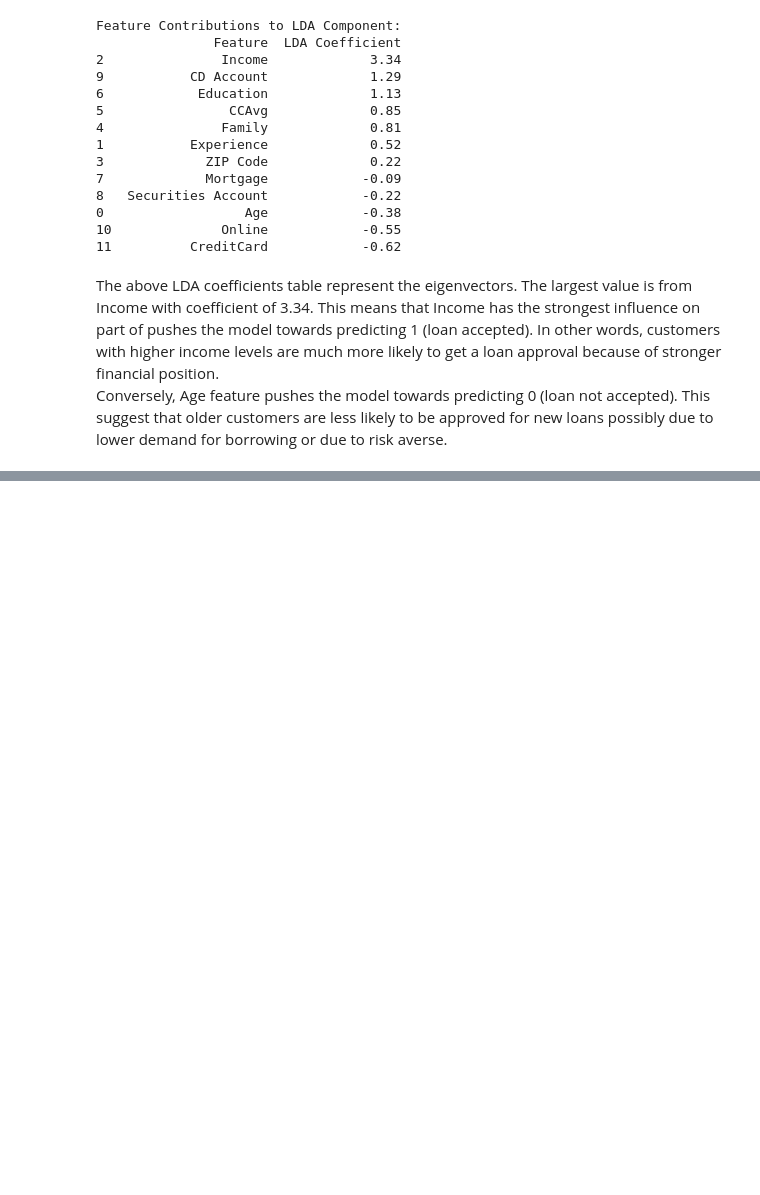
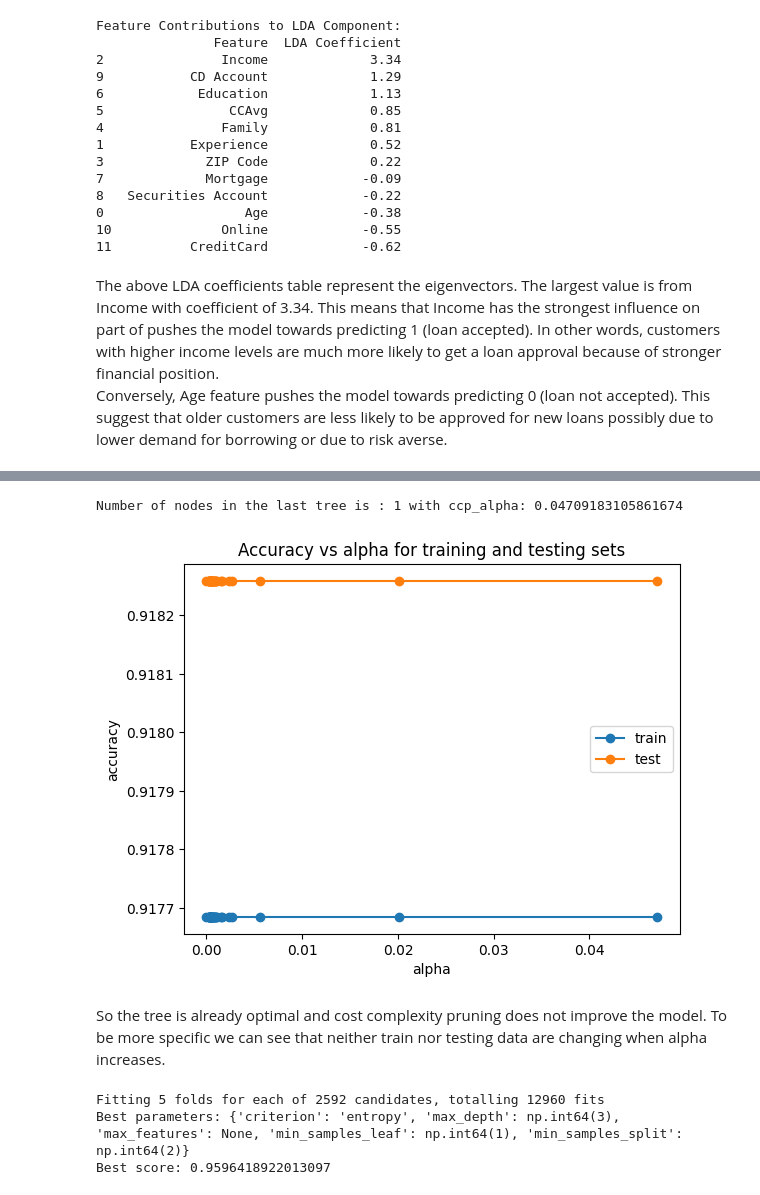
Before and after one commit to CharalamposZisis/Bank-Loan-Classification, a Jupyter notebook: main.ipynb, the cells around one changed output, grey strips where cells are left out. Cells and saved outputs as stored; diff of their text form; code cells hidden in the pictures; blank space fills up the shorter version.

```diff
--- a/main.ipynb
+++ b/main.ipynb
@@ -858,0 +932,3 @@ The above LDA coefficients table represent the eigenvectors. The largest value i
+# %%
+path = classifier.cost_complexity_pruning_path(X_train, y_train)
+ccp_alphas, impurities = path.ccp_alphas, path.impurities
@@ -858,0 +957,61 @@ The above LDA coefficients table represent the eigenvectors. The largest value i
+# %%
+clfs = []
+# iterate on each an every ccalpha
+for ccp_alpha in ccp_alphas:
+    classifier = DecisionTreeClassifier(random_state = 0, ccp_alpha = ccp_alpha)
+    classifier.fit(X_train,y_train)
+    clfs.append(classifier)
+print("Number of nodes in the last tree is : {} with ccp_alpha: {}".format(
+    clfs[-1].tree_.node_count, ccp_alphas[-1]
+))
+# %% [output]
+Number of nodes in the last tree is : 1 with ccp_alpha: 0.04709183105861674
+# %%
+# For each and every classifier we will find the score
+train_scores = [classifier.score(X_train, y_train) for clf in clfs]
+test_scores = [classifier.score(X_test, y_test) for clf in clfs]
+
+fig, ax = plt.subplots()
+ax.set_xlabel("alpha")
+ax.set_ylabel("accuracy")
+ax.set_title("Accuracy vs alpha for training and testing sets")
+ax.plot(ccp_alphas, train_scores, marker='o', label="train",
+        drawstyle="steps-post")
+ax.plot(ccp_alphas, test_scores, marker='o', label="test",
+        drawstyle="steps-post")
+ax.legend()
+plt.show()
+# %% [output]
+[figure, added]
+# %% [markdown]
+So the tree is already optimal and cost complexity pruning does not improve the model. To be more specific we can see that neither train nor testing data are changing when alpha increases.
+# %%
+from sklearn.model_selection import GridSearchCV, StratifiedKFold
+import numpy as np
+
+param_grid = {
+    'criterion': ['gini', 'entropy', 'log_loss'],
+    'max_depth': np.arange(1, 10),
+    'min_samples_split': np.arange(2, 10),
+    'min_samples_leaf': np.arange(1, 5),
+    'max_features': [None, 'sqrt', 'log2'],
+}
+
+cv = StratifiedKFold(n_splits=5, shuffle=True, random_state=42)
+
+dt_opt = GridSearchCV(
+    estimator=classifier,
+    param_grid=param_grid,
+    cv=cv,
+    n_jobs=-1,
+    verbose=1,
+    error_score='raise'
+)
+
+dt_opt.fit(X_train, y_train)
+print("Best parameters:", dt_opt.best_params_)
+print("Best score:", dt_opt.best_score_)
+# %% [output]
+Fitting 5 folds for each of 2592 candidates, totalling 12960 fits
+Best parameters: {'criterion': 'entropy', 'max_depth': np.int64(3), 'max_features': None, 'min_samples_leaf': np.int64(1), 'min_samples_split': np.int64(2)}
+Best score: 0.9596418922013097
```
Also changed, not shown: parts of 14 cells of this notebook, 1 other file.
